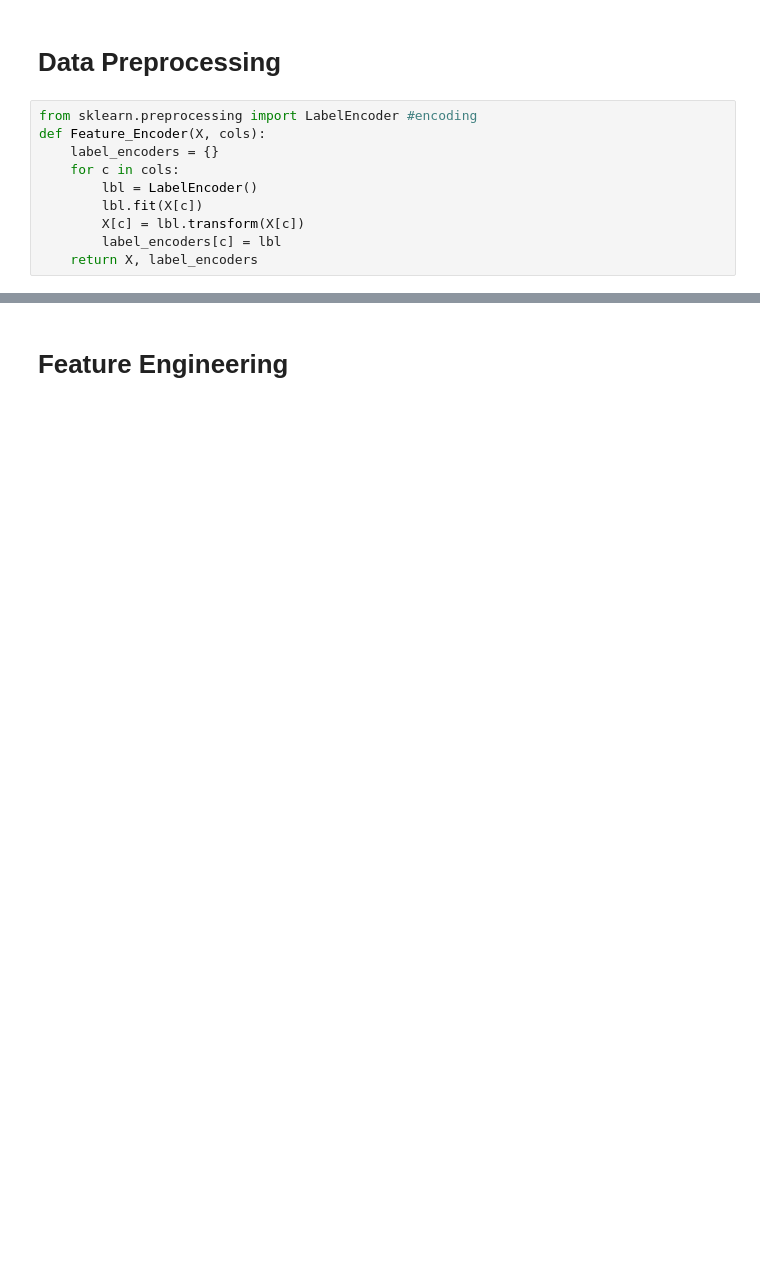
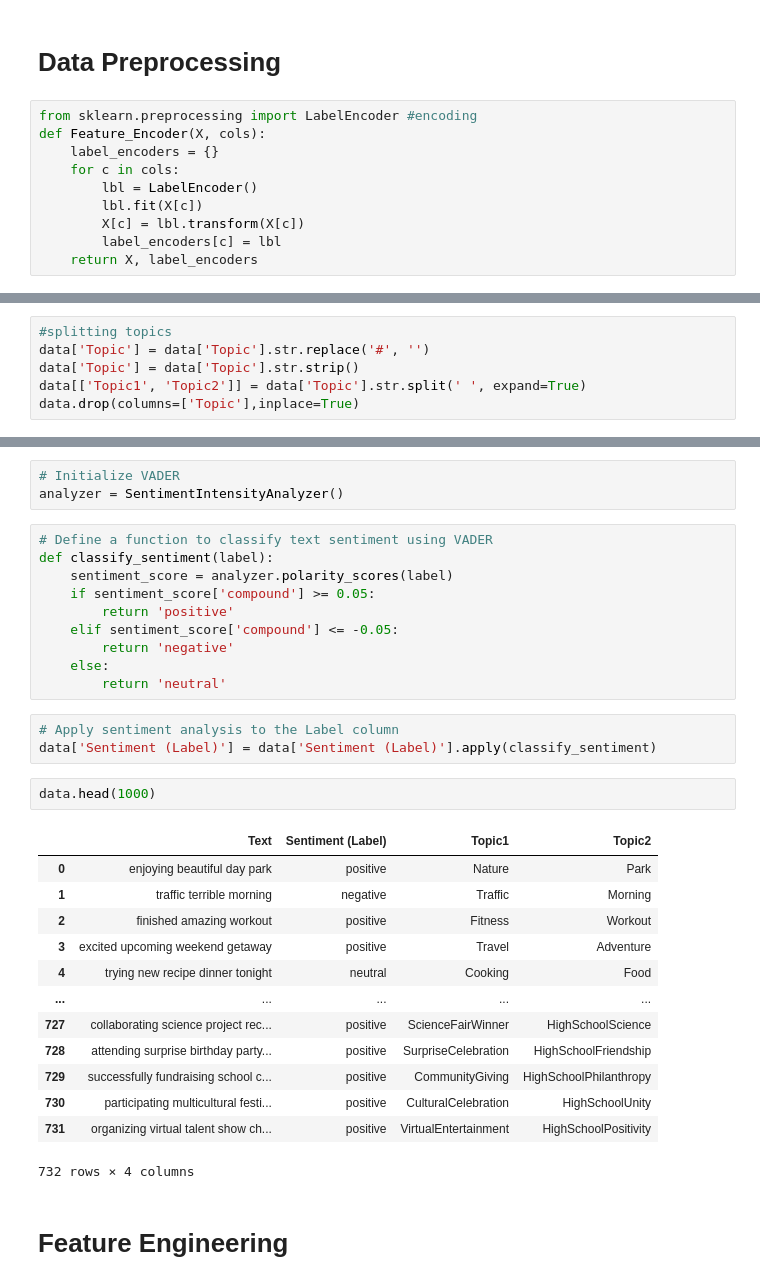
Before and after one commit to Nada-Hany/sentiment-analysis, a Jupyter notebook: Model.ipynb, the cells around one changed output, grey strips where cells are left out. Cells and saved outputs as stored; diff of their text form; blank space fills up the shorter version.

```diff
--- a/Model.ipynb
+++ b/Model.ipynb
@@ -70,0 +186,6 @@ data.head(10)
+# %%
+#splitting topics
+data['Topic'] = data['Topic'].str.replace('#', '')
+data['Topic'] = data['Topic'].str.strip()
+data[['Topic1', 'Topic2']] = data['Topic'].str.split(' ', expand=True)
+data.drop(columns=['Topic'],inplace=True)
@@ -71,2 +206,34 @@ data.head(10)
+# %%
+# Initialize VADER
+analyzer = SentimentIntensityAnalyzer()
+# %%
+# Define a function to classify text sentiment using VADER
+def classify_sentiment(label):
+    sentiment_score = analyzer.polarity_scores(label)
+    if sentiment_score['compound'] >= 0.05:
+        return 'positive'
+    elif sentiment_score['compound'] <= -0.05:
+        return 'negative'
+    else:
+        return 'neutral'
+# %%
+# Apply sentiment analysis to the Label column
+data['Sentiment (Label)'] = data['Sentiment (Label)'].apply(classify_sentiment)
+# %%
+data.head(1000)
+# %% [output]
+|  | Text | Sentiment (Label) | Topic1 | Topic2 |
+| 0 | enjoying beautiful day park | positive | Nature | Park |
+| 1 | traffic terrible morning | negative | Traffic | Morning |
+| 2 | finished amazing workout | positive | Fitness | Workout |
+| 3 | excited upcoming weekend getaway | positive | Travel | Adventure |
+| 4 | trying new recipe dinner tonight | neutral | Cooking | Food |
+| ... | ... | ... | ... | ... |
+| 727 | collaborating science project rec... | positive | ScienceFairWinner | HighSchoolScience |
+| 728 | attending surprise birthday party... | positive | SurpriseCelebration | HighSchoolFriendship |
+| 729 | successfully fundraising school c... | positive | CommunityGiving | HighSchoolPhilanthropy |
+| 730 | participating multicultural festi... | positive | CulturalCelebration | HighSchoolUnity |
+| 731 | organizing virtual talent show ch... | positive | VirtualEntertainment | HighSchoolPositivity |
+732 rows × 4 columns
 # %% [markdown]
 # **Feature Engineering**
```
Also changed, not shown: parts of 21 cells of this notebook.
